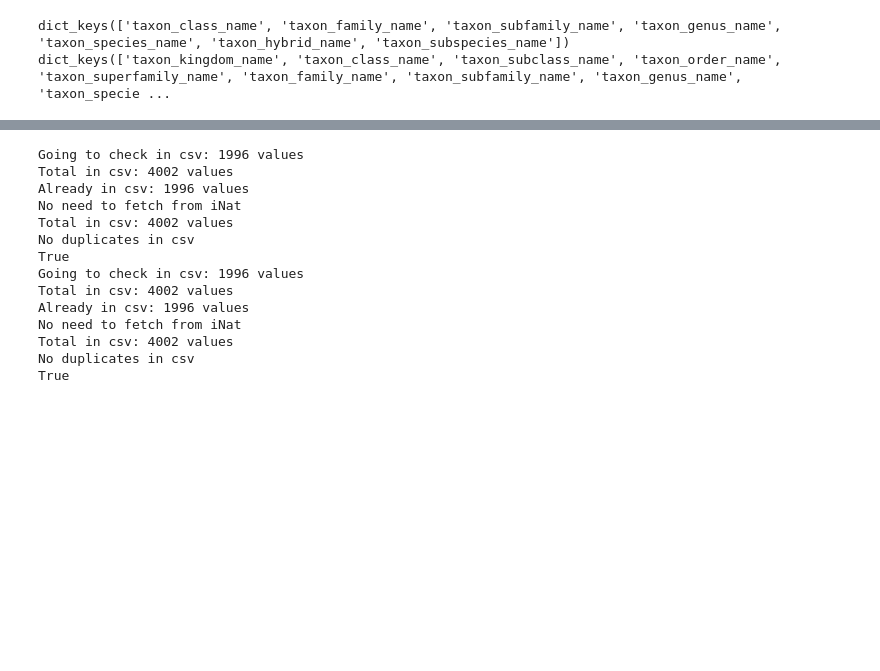
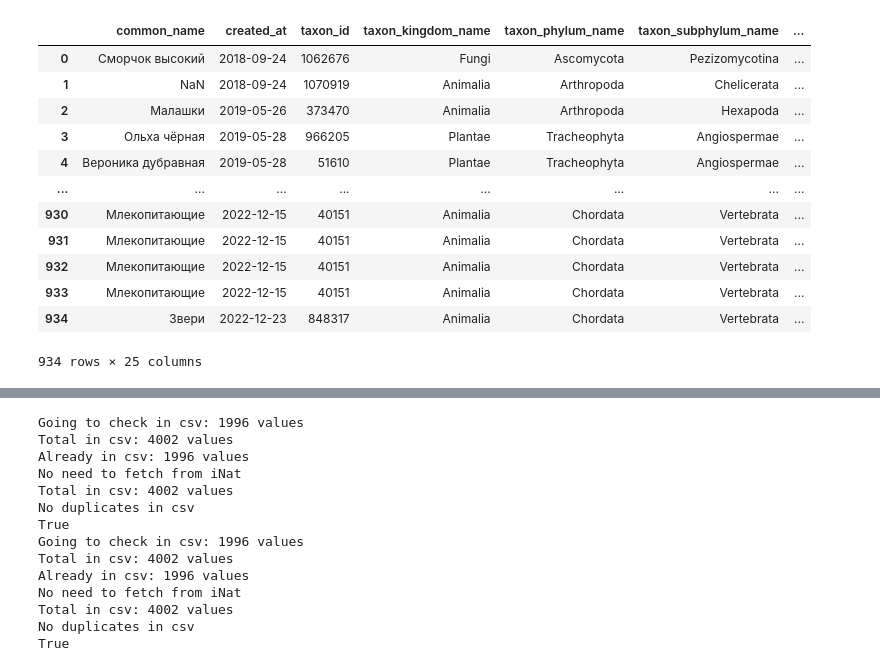
Before and after one commit to baidakovil/iNat-statistics, a Jupyter notebook: inat_raritets.ipynb, the cells around one changed output, grey strips where cells are left out. Drawn from its saved outputs; the diff is of its cells as text; code cells hidden in the pictures; blank space fills up the shorter version.

```diff
--- a/inat_raritets.ipynb
+++ b/inat_raritets.ipynb
@@ -74,7 +77,22 @@ def prepare_df(observations_path, start_date, finish_date):
 # %%
 df_taxons, start_date, finish_date = prepare_df(
     observations_path, start_date, finish_date)
 df_taxons.head(3)
 
 df_taxons = df_taxons[df_taxons['taxon_id'] != 349797]
+df_taxons
+# %% [output]
+|  | common_name | created_at | taxon_id | taxon_kingdom_name | taxon_phylum_name | taxon_subphylum_name | ... |
+| 0 | Сморчок высокий | 2018-09-24 | 1062676 | Fungi | Ascomycota | Pezizomycotina | ... |
+| 1 | NaN | 2018-09-24 | 1070919 | Animalia | Arthropoda | Chelicerata | ... |
+| 2 | Малашки | 2019-05-26 | 373470 | Animalia | Arthropoda | Hexapoda | ... |
+| 3 | Ольха чёрная | 2019-05-28 | 966205 | Plantae | Tracheophyta | Angiospermae | ... |
+| 4 | Вероника дубравная | 2019-05-28 | 51610 | Plantae | Tracheophyta | Angiospermae | ... |
+| ... | ... | ... | ... | ... | ... | ... | ... |
+| 930 | Млекопитающие | 2022-12-15 | 40151 | Animalia | Chordata | Vertebrata | ... |
+| 931 | Млекопитающие | 2022-12-15 | 40151 | Animalia | Chordata | Vertebrata | ... |
+| 932 | Млекопитающие | 2022-12-15 | 40151 | Animalia | Chordata | Vertebrata | ... |
+| 933 | Млекопитающие | 2022-12-15 | 40151 | Animalia | Chordata | Vertebrata | ... |
+| 934 | Звери | 2022-12-23 | 848317 | Animalia | Chordata | Vertebrata | ... |
+934 rows × 25 columns
 # %%
@@ -114,10 +142,0 @@ def get_taxons_dict_to_date(df, date_to):
-# %%
-taxons_dict_start, df_taxons_clear_start, empty_taxons_start, notleafs_taxons_start = get_taxons_dict_to_date(
-    df_taxons, start_date)
-taxons_dict_finish, df_taxons_clear_finish, empty_taxons_finish, notleafs_taxons_finish = get_taxons_dict_to_date(
-    df_taxons, finish_date)
-print(taxons_dict_start.keys())
-print(taxons_dict_finish.keys())
-# %% [output]
-dict_keys(['taxon_class_name', 'taxon_family_name', 'taxon_subfamily_name', 'taxon_genus_name', 'taxon_species_name', 'taxon_hybrid_name', 'taxon_subspecies_name'])
-dict_keys(['taxon_kingdom_name', 'taxon_class_name', 'taxon_subclass_name', 'taxon_order_name', 'taxon_superfamily_name', 'taxon_family_name', 'taxon_subfamily_name', 'taxon_genus_name', 'taxon_specie ...
```
Also changed, not shown: parts of 26 cells of this notebook, 1 other file.
